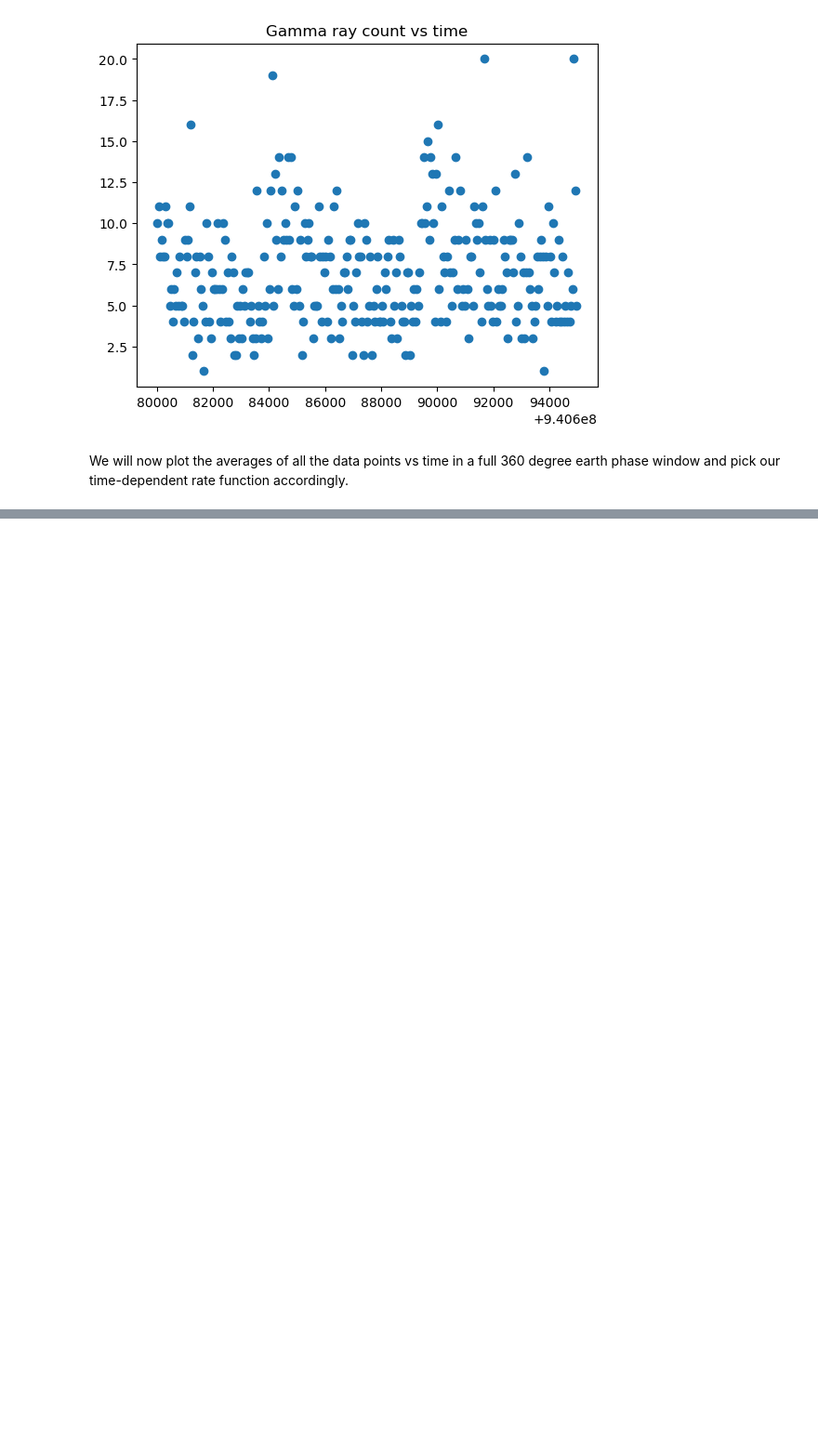
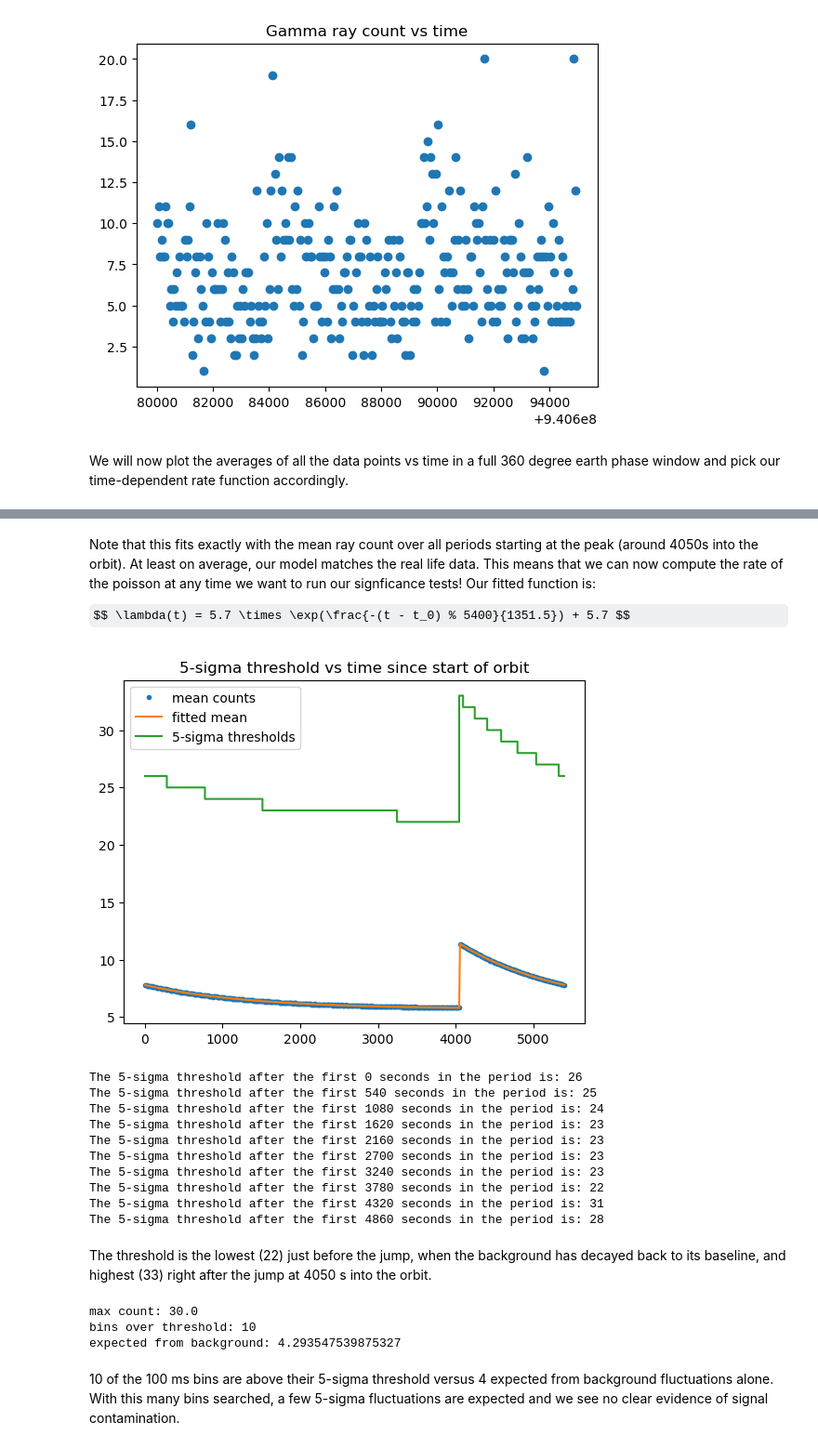
Before and after one commit to samibadalkhan/PHYS_434_Codebase, a Jupyter notebook: Lab_4/Lab 4.ipynb, the cells around one changed output, grey strips where cells are left out. Shown at 93% size. Saved outputs shown, nothing was run; the diff lists cells and outputs as text; code cells hidden in the pictures; some formulas as TeX source; blank space fills up the shorter version.

```diff
--- a/Lab_4/Lab 4.ipynb
+++ b/Lab_4/Lab 4.ipynb
@@ -182,0 +219,47 @@ We will now plot the averages of all the data points vs time in a full 360 degre
+# %% [markdown]
+Note that this fits exactly with the mean ray count over all periods starting at the peak (around 4050s into the orbit). At least on average, our model matches the real life data. This means that we can now compute the rate of the poisson at any time we want to run our signficance tests! Our fitted function is:
+
+$$ \lambda(t) = 5.7 \times \exp(\frac{-(t - t_0) % 5400}{1351.5}) + 5.7 $$
+# %%
+# Plot the 5-sigma thresholds over the mean counts vs time since the orbit started
+sig = stats.norm.sf(5)
+lam = decay(time[0] + tc, *params)
+thresh = stats.poisson.isf(sig, lam) + 1
+plt.plot(tc, mean, ".", label="mean counts")
+plt.plot(tc, lam, label="fitted mean")
+plt.step(tc, thresh, label="5-sigma thresholds")
+plt.title("5-sigma threshold vs time since start of orbit")
+plt.legend()
+plt.show()
+
+ts = np.linspace(0, T, 10, endpoint=False)
+lam = decay(time[0] + ts, *params)
+thresh = stats.poisson.isf(sig, lam) + 1
+for t, k in zip(ts, thresh):
+    print(f"The 5-sigma threshold after the first {t:.0f} seconds in the period is: {k:.0f}")
+# %% [output]
+[figure, added]
+The 5-sigma threshold after the first 0 seconds in the period is: 26
+The 5-sigma threshold after the first 540 seconds in the period is: 25
+The 5-sigma threshold after the first 1080 seconds in the period is: 24
+The 5-sigma threshold after the first 1620 seconds in the period is: 23
+The 5-sigma threshold after the first 2160 seconds in the period is: 23
+The 5-sigma threshold after the first 2700 seconds in the period is: 23
+The 5-sigma threshold after the first 3240 seconds in the period is: 23
+The 5-sigma threshold after the first 3780 seconds in the period is: 22
+The 5-sigma threshold after the first 4320 seconds in the period is: 31
+The 5-sigma threshold after the first 4860 seconds in the period is: 28
+# %% [markdown]
+The threshold is the lowest (22) just before the jump, when the background has decayed back to its baseline, and highest (33) right after the jump at 4050 s into the orbit.
+# %%
+lam_all = decay(time, *params)
+over = g_raycount >= stats.poisson.isf(sig, lam_all) + 1
+print("max count:", g_raycount.max())
+print("bins over threshold:", over.sum())
+print("expected from background:", stats.poisson.sf(stats.poisson.isf(sig, lam_all), lam_all).sum())
+# %% [output]
+max count: 30.0
+bins over threshold: 10
+expected from background: 4.293547539875327
+# %% [markdown]
+10 of the 100 ms bins are above their 5-sigma threshold versus 4 expected from background fluctuations alone. With this many bins searched, a few 5-sigma fluctuations are expected and we see no clear evidence of signal contamination.
```
Also changed, not shown: parts of 5 cells of this notebook.
